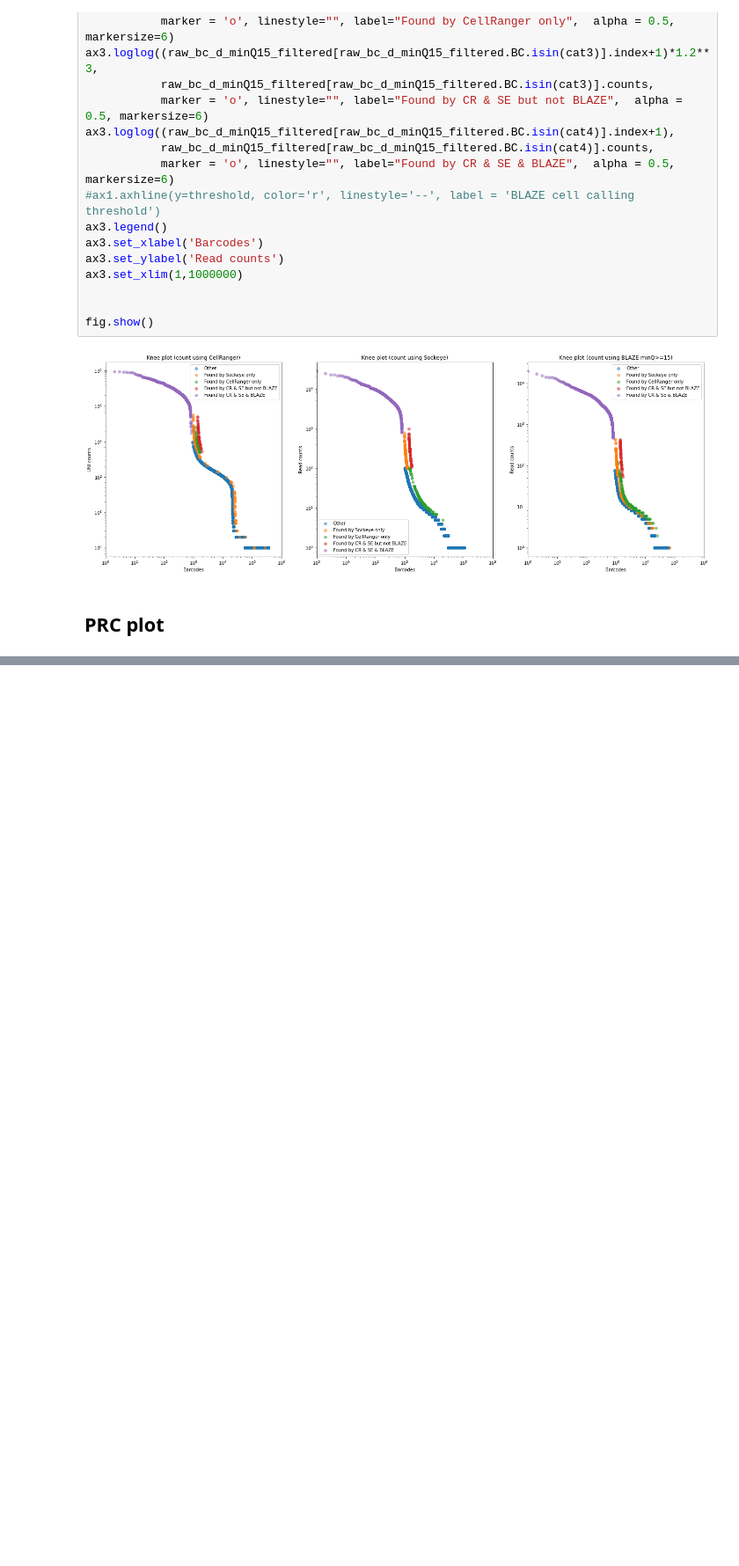
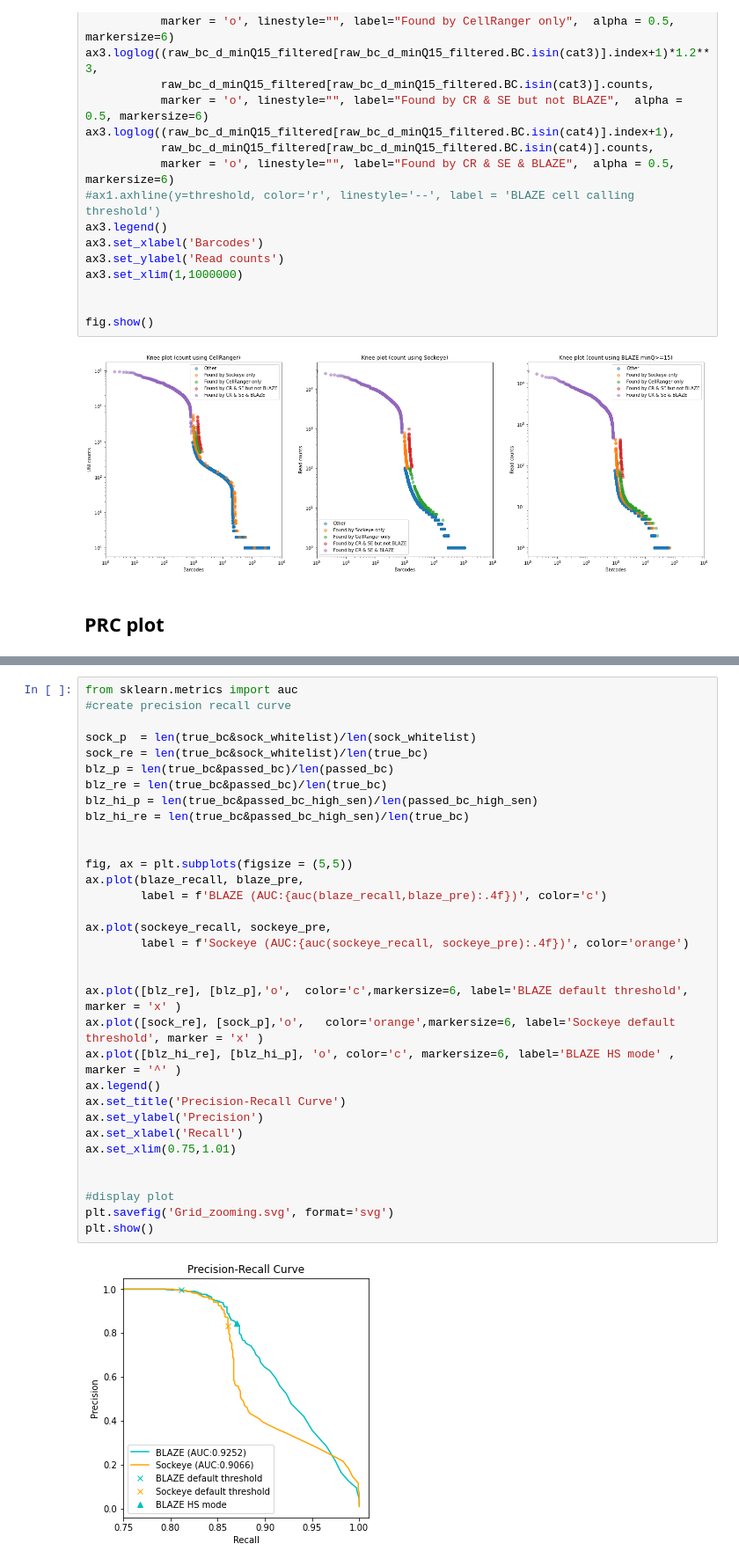
Before and after one commit to youyupei/bc_whitelist_analysis, a Jupyter notebook: script/hiPSC_diff_gridion_lsk110_analysis.ipynb, the cells around one changed output, grey strips where cells are left out. Shown at 88% size. Saved outputs shown, nothing was run; the diff lists cells and outputs as text; blank space fills up the shorter version.

```diff
--- a/script/hiPSC_diff_gridion_lsk110_analysis.ipynb
+++ b/script/hiPSC_diff_gridion_lsk110_analysis.ipynb
@@ -332,0 +433,35 @@ plt.show()
+# %%
+from sklearn.metrics import auc
+#create precision recall curve
+
+sock_p  = len(true_bc&sock_whitelist)/len(sock_whitelist)
+sock_re = len(true_bc&sock_whitelist)/len(true_bc)
+blz_p = len(true_bc&passed_bc)/len(passed_bc)
+blz_re = len(true_bc&passed_bc)/len(true_bc)
+blz_hi_p = len(true_bc&passed_bc_high_sen)/len(passed_bc_high_sen)
+blz_hi_re = len(true_bc&passed_bc_high_sen)/len(true_bc)
+
+
+fig, ax = plt.subplots(figsize = (5,5))
+ax.plot(blaze_recall, blaze_pre,
+        label = f'BLAZE (AUC:{auc(blaze_recall,blaze_pre):.4f})', color='c')
+
+ax.plot(sockeye_recall, sockeye_pre,
+        label = f'Sockeye (AUC:{auc(sockeye_recall, sockeye_pre):.4f})', color='orange')
+
+
+ax.plot([blz_re], [blz_p],'o',  color='c',markersize=6, label='BLAZE default threshold', marker = 'x' )
+ax.plot([sock_re], [sock_p],'o',   color='orange',markersize=6, label='Sockeye default threshold', marker = 'x' )
+ax.plot([blz_hi_re], [blz_hi_p], 'o', color='c', markersize=6, label='BLAZE HS mode' , marker = '^' )
+ax.legend()
+ax.set_title('Precision-Recall Curve')
+ax.set_ylabel('Precision')
+ax.set_xlabel('Recall')
+ax.set_xlim(0.75,1.01)
+
+
+#display plot
+plt.savefig('Grid_zooming.svg', format='svg')
+plt.show()
+# %% [output]
+[figure, added]
```
Also changed, not shown: parts of 8 cells of this notebook, 5 other files.
